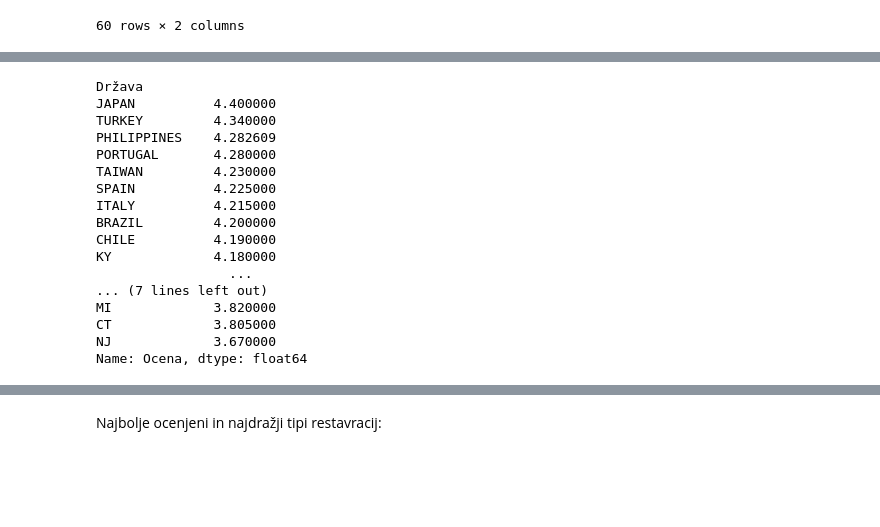
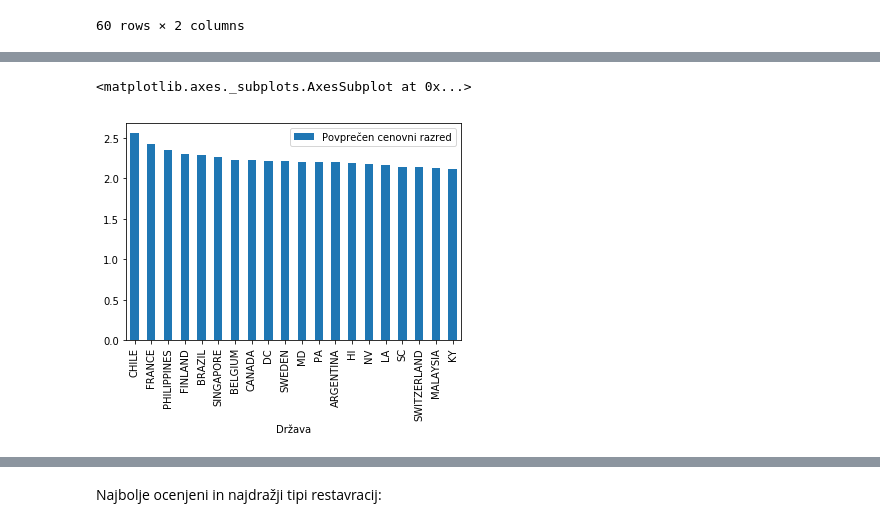
Before and after one commit to klemenkmecl/analiza, a Jupyter notebook: Restavracije.ipynb, the cells around one changed output, grey strips where cells are left out. Drawn from its saved outputs; the diff is of its cells as text; code cells hidden in the pictures; blank space fills up the shorter version.

```diff
--- a/Restavracije.ipynb
+++ b/Restavracije.ipynb
@@ -156,20 +121,7 @@ Name: Cena, dtype: float64
-# %%
-restavracije.groupby('Država').mean()['Ocena'].sort_values(ascending=False)
-# %% [output]
-Država
-JAPAN          4.400000
-TURKEY         4.340000
-PHILIPPINES    4.282609
-PORTUGAL       4.280000
-TAIWAN         4.230000
-SPAIN          4.225000
-ITALY          4.215000
-BRAZIL         4.200000
-CHILE          4.190000
-KY             4.180000
-                 ...
-... (7 lines left out)
-MI             3.820000
-CT             3.805000
-NJ             3.670000
-Name: Ocena, dtype: float64
+# %%
+po_drzavah1 = restavracije.groupby('Država').mean()['Cena'].sort_values(ascending=False)[:20]
+tabela_po_drzavah1 = pd.DataFrame({'Država':po_drzavah1.index, 'Povprečen cenovni razred':po_drzavah1.values})
+tabela_po_drzavah1.plot.bar(x='Država')
+# %% [output]
+<matplotlib.axes._subplots.AxesSubplot at 0x...>
+[figure, added]
```
Also changed, not shown: parts of 9 cells of this notebook.
